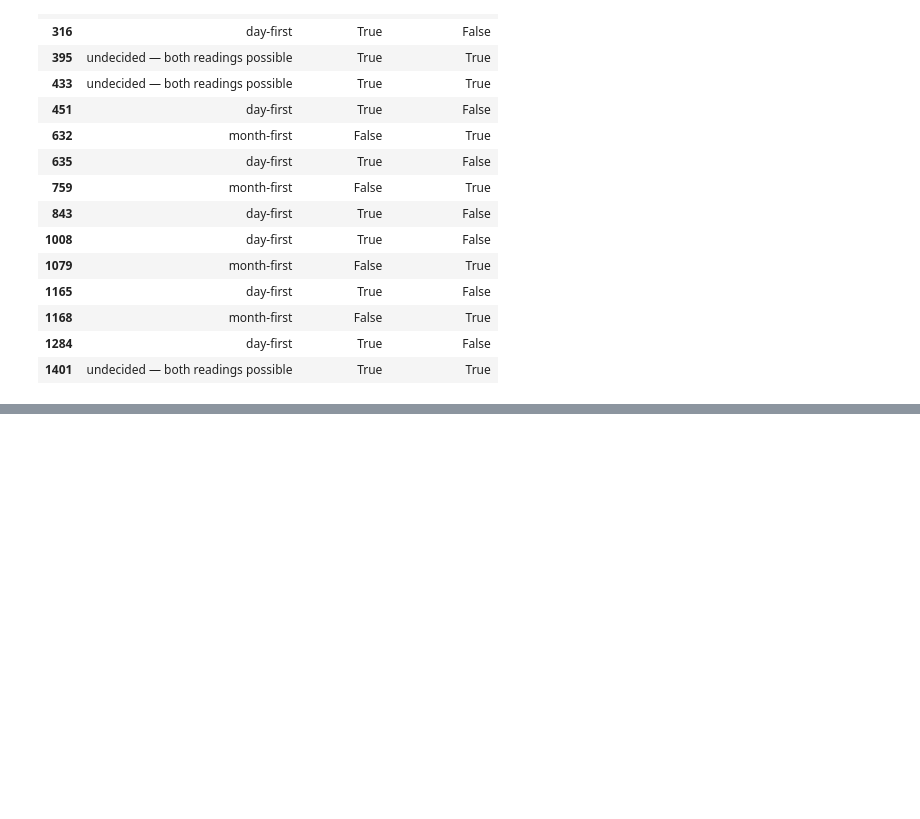
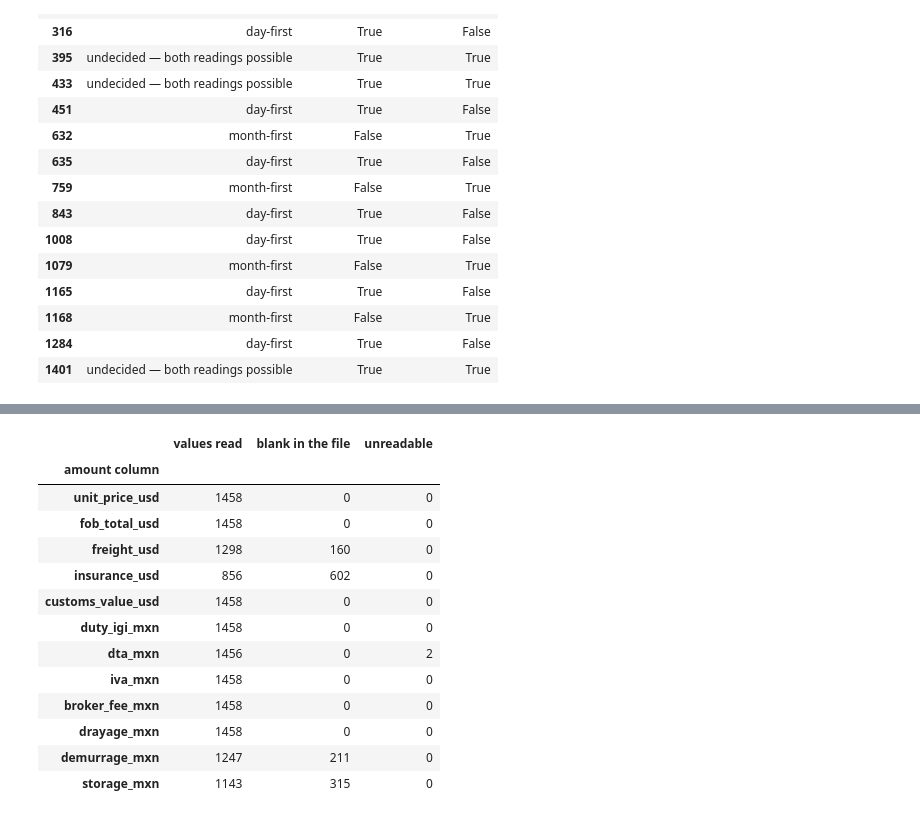
Before and after one commit to aanaya-hub/mx-machinery-imports, a Jupyter notebook: notebooks/01-data-repair-and-eda.ipynb, the cells around one changed output, grey strips where cells are left out. Drawn from its saved outputs; the diff is of its cells as text; code cells hidden in the pictures; blank space fills up the shorter version.

```diff
--- a/notebooks/01-data-repair-and-eda.ipynb
+++ b/notebooks/01-data-repair-and-eda.ipynb
@@ -901,0 +1665,79 @@ Settled by the order of events: 13 of 17
+# %%
+#
+# In plain terms: every amount in this file is stored as text, because it was
+# written by people and systems with different ideas of what a number looks like.
+# Until they are real numbers, pandas cannot add, compare or total any of them —
+# so this is the cell that makes cost analysis possible at all.
+# =============================================================================
+
+def clean_money(value):
+    """Turn one amount into a number, or None if it cannot be read."""
+    text = str(value).strip()
+    # Text that means "no value here" — not zero, not a number.
+    if text in ("", "#REF!", "#N/A", "N/A", "-", "?", "nan"):
+        return None
+    # Strip the labels people attach to money.
+    text = text.replace("$", "").replace("MXN", "").replace("USD", "").strip()
+    # TWO conventions live in the same column. "9.014,76" is European: the dot groups
+    # thousands and the comma is the decimal point. "9,014.76" is the opposite. The ORDER of
+    # the two symbols is what tells them apart, so the pattern below tests for the European
+    # shape first and only falls back to the US reading if it does not match.
+    if re.match(r"^\d{1,3}(\.\d{3})*,\d{1,2}$", text):
+        text = text.replace(".", "").replace(",", ".")
+    else:
+        text = text.replace(",", "")
+    try:
+        return float(text)                        # `.replace` and `float` can still fail
+    except ValueError:
+        return None                               # something unfamiliar — reported, not guessed
+
+
+MONEY_COLUMNS = ["unit_price_usd", "fob_total_usd", "freight_usd", "insurance_usd",
+                 "customs_value_usd", "duty_igi_mxn", "dta_mxn", "iva_mxn",
+                 "broker_fee_mxn", "drayage_mxn", "demurrage_mxn", "storage_mxn"]
+
+# `.map` runs the function on every value of a column. Doing it in a dictionary comprehension
+# builds all twelve numeric columns at once, lined up with the original rows.
+money_raw = pd.DataFrame({col: s[col].map(clean_money) for col in MONEY_COLUMNS})
+
+section("MONEY — READING TWELVE COLUMNS OF TEXT AS NUMBERS",
+        "For each amount column: how many values were read as numbers, how many were blank in\n"
+        "the file, and how many were something unrecognisable. The last column is the honest\n"
+        "one — it is the count of values this parser refused to guess at.")
+money_report = pd.DataFrame({
+    "amount column":     MONEY_COLUMNS,
+    "values read":       [int(money_raw[c].notna().sum()) for c in MONEY_COLUMNS],
+    "blank in the file": [int((s[c] == "").sum()) for c in MONEY_COLUMNS],
+    "unreadable":        [int(((s[c] != "") & money_raw[c].isna()).sum()) for c in MONEY_COLUMNS],
+}).set_index("amount column")
+print(money_report.to_string())
+print()
+# ! Two values in dta_mxn are the spreadsheet error "#REF!" — a formula that broke before the
+#   file was exported. They are left empty rather than filled with zero, because a broken
+#   formula is an unknown, and a zero would claim the fee was nothing.
+
+# ? Four of these columns are blank when nothing was charged: no demurrage was incurred, no
+#   storage was billed, no freight was paid on a CIF shipment. Blank there means zero, so it
+#   is legitimate to fill. The other eight are never blank, so nothing is invented by leaving
+#   them alone. This distinction — blank-as-nothing versus blank-as-unknown — is the whole
+#   reason we kept the file as text this far.
+NOTHING_CHARGED = ["freight_usd", "insurance_usd", "demurrage_mxn", "storage_mxn"]
+for col in NOTHING_CHARGED:
+    money_raw[col] = money_raw[col].fillna(0)     # blank became zero, and only for these four
+money = money_raw                                 # the numeric frame every cost cell will use
+
+# --- the same column, two conventions -----------------------------------------
+section("MONEY — ONE COLUMN, TWO NUMBER CONVENTIONS",
+        "Why the parser tests two patterns instead of one. Reading the European-style values\n"
+        "the obvious way does not produce a rounding error — it produces a number a thousand\n"
+        "times too small, and nothing about the result would look wrong.")
+european = s["unit_price_usd"].str.match(r"^\d{1,3}(\.\d{3})*,\d{1,2}$", na=False)
+print(f" prices written the European way: {int(european.sum())}")
+for value in s.loc[european, "unit_price_usd"].head(3):
+    correct = clean_money(value)
+    naive = float(value.replace(",", ""))         # "the comma must be a thousands separator"
+    print(f"    {value!r:>16}  read correctly {correct:>12,.2f}   read the obvious way {naive:>10,.4f}")
+print()
+
+money_report
+# %% [output]
@@ -901,0 +1761,14 @@ Settled by the order of events: 13 of 17
+|  | values read | blank in the file | unreadable |
+| amount column |  |  |  |
+| unit_price_usd | 1458 | 0 | 0 |
+| fob_total_usd | 1458 | 0 | 0 |
+| freight_usd | 1298 | 160 | 0 |
+| insurance_usd | 856 | 602 | 0 |
+| customs_value_usd | 1458 | 0 | 0 |
+| duty_igi_mxn | 1458 | 0 | 0 |
+| dta_mxn | 1456 | 0 | 2 |
+| iva_mxn | 1458 | 0 | 0 |
+| broker_fee_mxn | 1458 | 0 | 0 |
+| drayage_mxn | 1458 | 0 | 0 |
+| demurrage_mxn | 1247 | 211 | 0 |
+| storage_mxn | 1143 | 315 | 0 |
```
Also changed, not shown: parts of 23 cells of this notebook.
